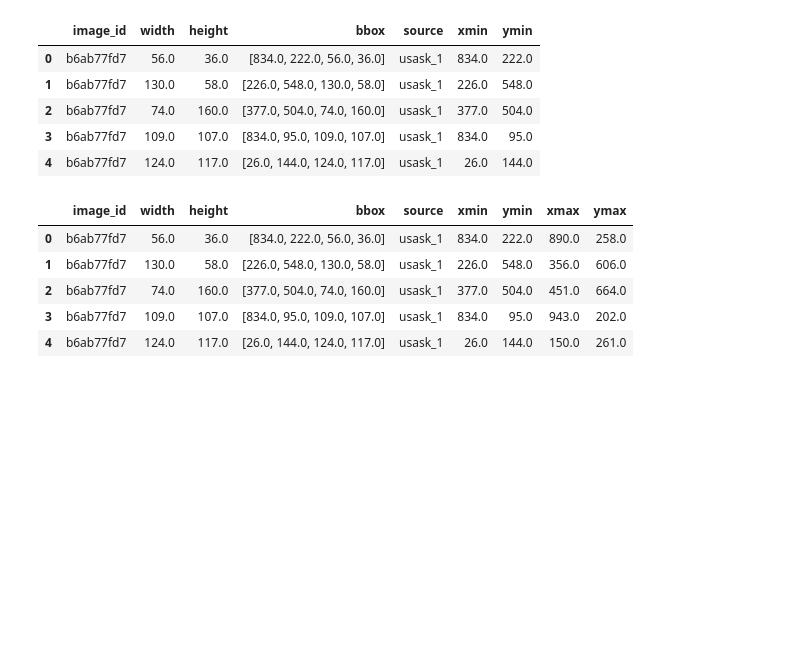
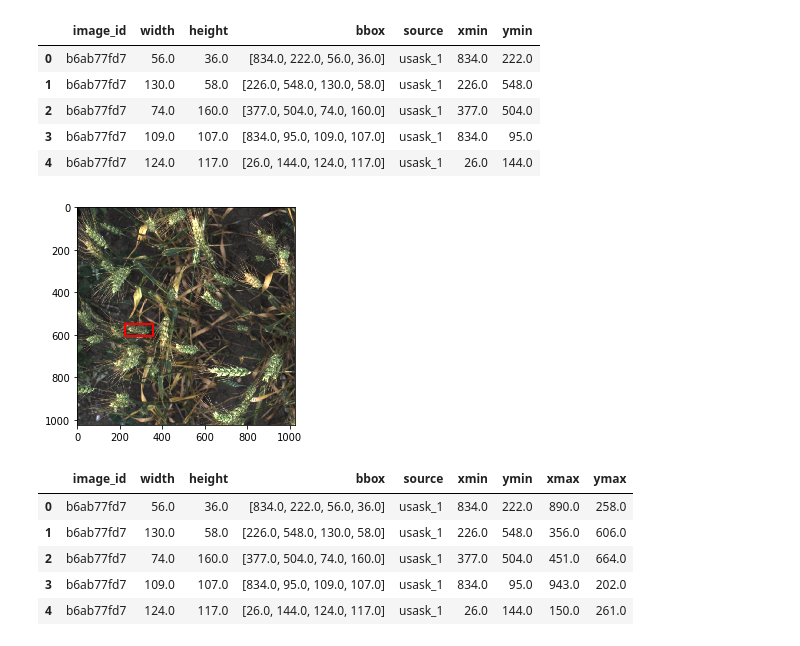
Before and after one commit to sayakpaul/Global-Wheat-Detection, a Jupyter notebook: Data_Prep.ipynb, the cells around one changed output. Drawn from its saved outputs; the diff is of its cells as text; code cells hidden in the pictures; blank space fills up the shorter version.

```diff
--- a/Data_Prep.ipynb
+++ b/Data_Prep.ipynb
@@ -23,4 +25,24 @@ train_df.head()
 | 2 | b6ab77fd7 | 74.0 | 160.0 | [377.0, 504.0, 74.0, 160.0] | usask_1 | 377.0 | 504.0 |
 | 3 | b6ab77fd7 | 109.0 | 107.0 | [834.0, 95.0, 109.0, 107.0] | usask_1 | 834.0 | 95.0 |
 | 4 | b6ab77fd7 | 124.0 | 117.0 | [26.0, 144.0, 124.0, 117.0] | usask_1 | 26.0 | 144.0 |
+# %%
+def showbbox(image_path, xy, width, height):
+    # Create figure and axes
+    fig,ax = plt.subplots(1)
+
+    # Display the image
+    ax.imshow(plt.imread(image_path))
+
+    # Create a Rectangle patch
+    rect = patches.Rectangle(xy, width, height,
+        linewidth=2, edgecolor='r', facecolor='none')
+
+    # Add the patch to the Axes
+    ax.add_patch(rect)
+
+    plt.show()
+# %%
+showbbox("train/b6ab77fd7.jpg", (226, 548), 130, 58)
+# %% [output]
+[figure, added]
 # %%
```
Also changed, not shown: parts of 13 cells of this notebook, 5 other files.
